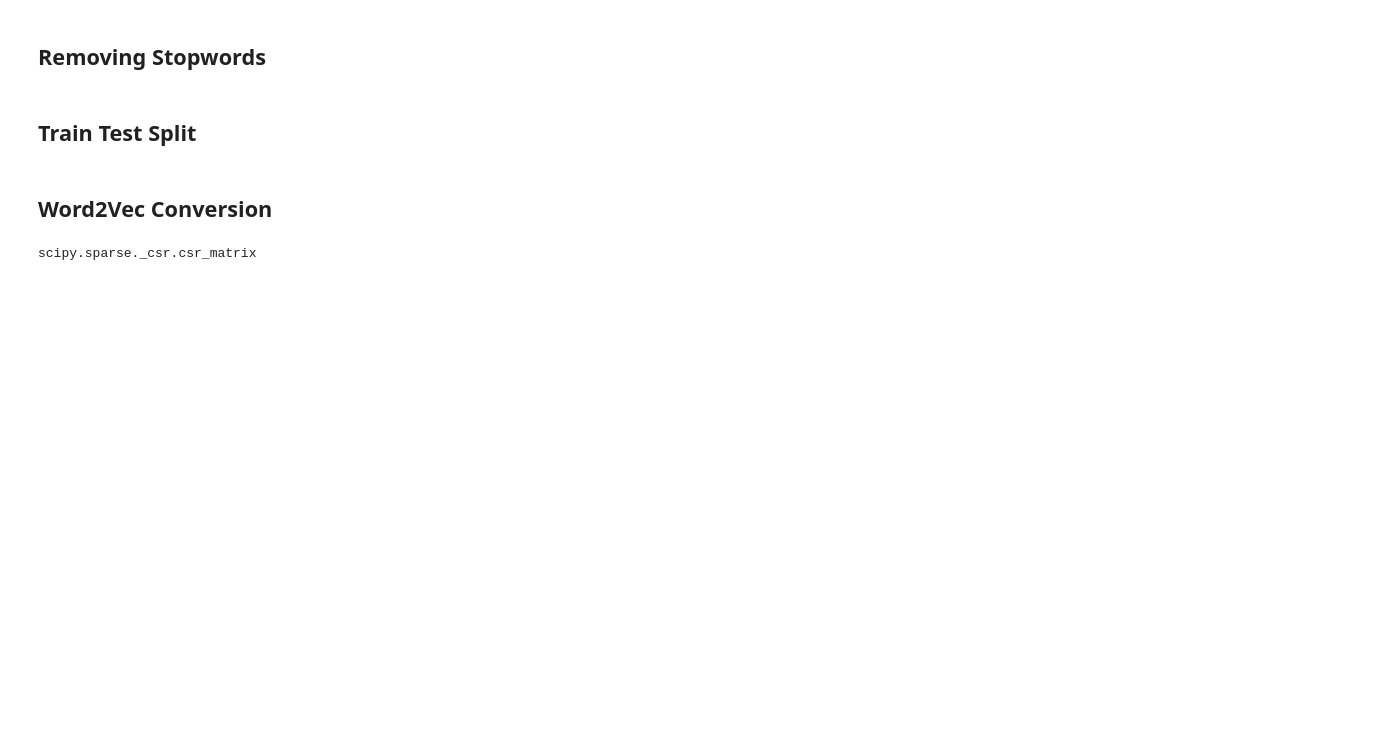
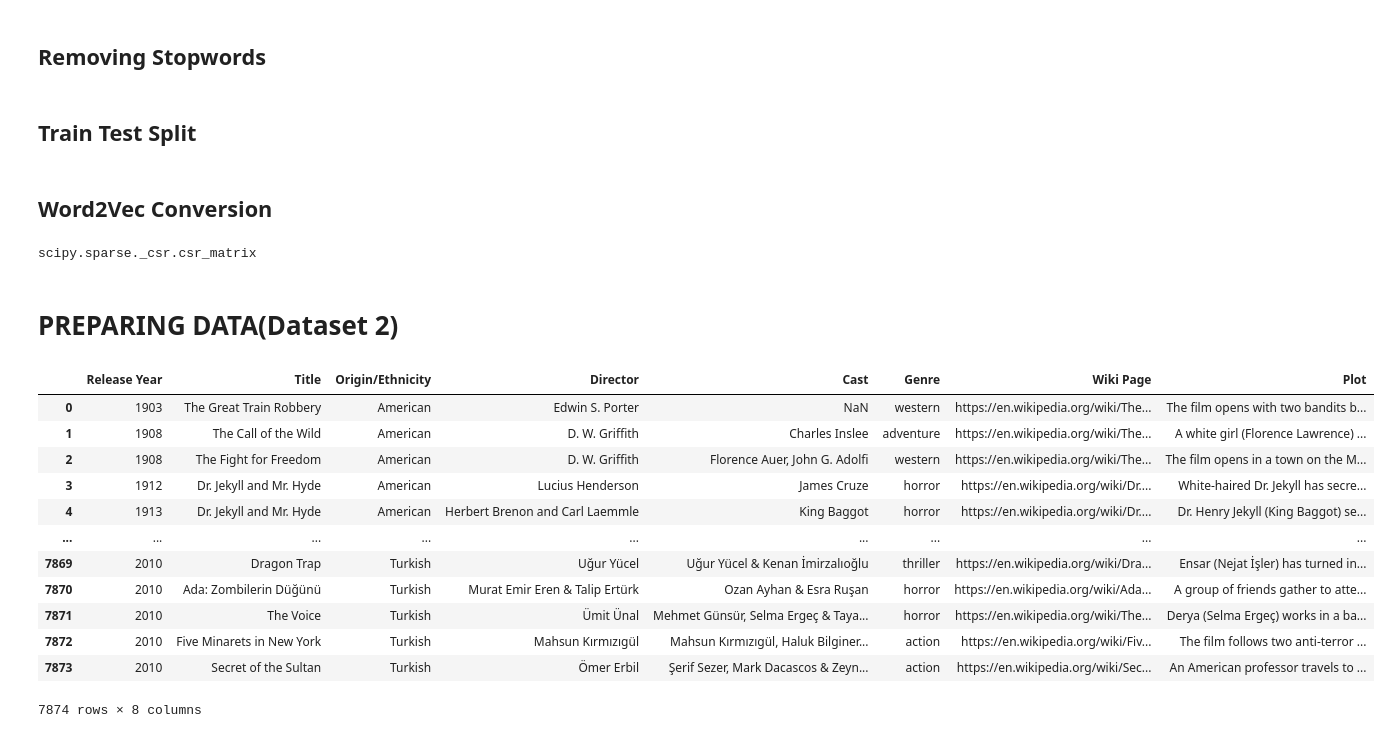
Before and after one commit to Prashant-Tiwari26/Using-movie-plot-for-genre-classification-, a Jupyter notebook: Classical NLP Approach/classicalNLP.ipynb, the cells around one changed output. Drawn from its saved outputs; the diff is of its cells as text; code cells hidden in the pictures; blank space fills up the shorter version.

Commit message:
dataset split

```diff
--- a/Classical NLP Approach/classicalNLP.ipynb
+++ b/Classical NLP Approach/classicalNLP.ipynb
@@ -127,3 +128,23 @@ scipy.sparse._csr.csr_matrix
 from scipy.sparse import save_npz
 save_npz('xtrain.npz', xtrain)
 save_npz('xtest.npz', xtest)
+# %% [markdown]
+# PREPARING DATA(Dataset 2)
+# %%
+dataset = pd.read_csv('../cleaned_data_2.csv')
+dataset.drop(['Unnamed: 0'], axis=1, inplace=True)
+dataset
+# %% [output]
+|  | Release Year | Title | Origin/Ethnicity | Director | Cast | Genre | Wiki Page | Plot |
+| 0 | 1903 | The Great Train Robbery | American | Edwin S. Porter | NaN | western | https://en.wikipedia.org/wiki/The... | The film opens with two bandits b... |
+| 1 | 1908 | The Call of the Wild | American | D. W. Griffith | Charles Inslee | adventure | https://en.wikipedia.org/wiki/The... | A white girl (Florence Lawrence) ... |
+| 2 | 1908 | The Fight for Freedom | American | D. W. Griffith | Florence Auer, John G. Adolfi | western | https://en.wikipedia.org/wiki/The... | The film opens in a town on the M... |
+| 3 | 1912 | Dr. Jekyll and Mr. Hyde | American | Lucius Henderson | James Cruze | horror | https://en.wikipedia.org/wiki/Dr.... | White-haired Dr. Jekyll has secre... |
+| 4 | 1913 | Dr. Jekyll and Mr. Hyde | American | Herbert Brenon and Carl Laemmle | King Baggot | horror | https://en.wikipedia.org/wiki/Dr.... | Dr. Henry Jekyll (King Baggot) se... |
+| ... | ... | ... | ... | ... | ... | ... | ... | ... |
+| 7869 | 2010 | Dragon Trap | Turkish | Uğur Yücel | Uğur Yücel & Kenan İmirzalıoğlu | thriller | https://en.wikipedia.org/wiki/Dra... | Ensar (Nejat İşler) has turned in... |
+| 7870 | 2010 | Ada: Zombilerin Düğünü | Turkish | Murat Emir Eren & Talip Ertürk | Ozan Ayhan & Esra Ruşan | horror | https://en.wikipedia.org/wiki/Ada... | A group of friends gather to atte... |
+| 7871 | 2010 | The Voice | Turkish | Ümit Ünal | Mehmet Günsür, Selma Ergeç & Taya... | horror | https://en.wikipedia.org/wiki/The... | Derya (Selma Ergeç) works in a ba... |
+| 7872 | 2010 | Five Minarets in New York | Turkish | Mahsun Kırmızıgül | Mahsun Kırmızıgül, Haluk Bilginer... | action | https://en.wikipedia.org/wiki/Fiv... | The film follows two anti-terror ... |
+| 7873 | 2010 | Secret of the Sultan | Turkish | Ömer Erbil | Şerif Sezer, Mark Dacascos & Zeyn... | action | https://en.wikipedia.org/wiki/Sec... | An American professor travels to ... |
+7874 rows × 8 columns
```
Also changed, not shown: parts of 4 cells of this notebook, 19 other files.
